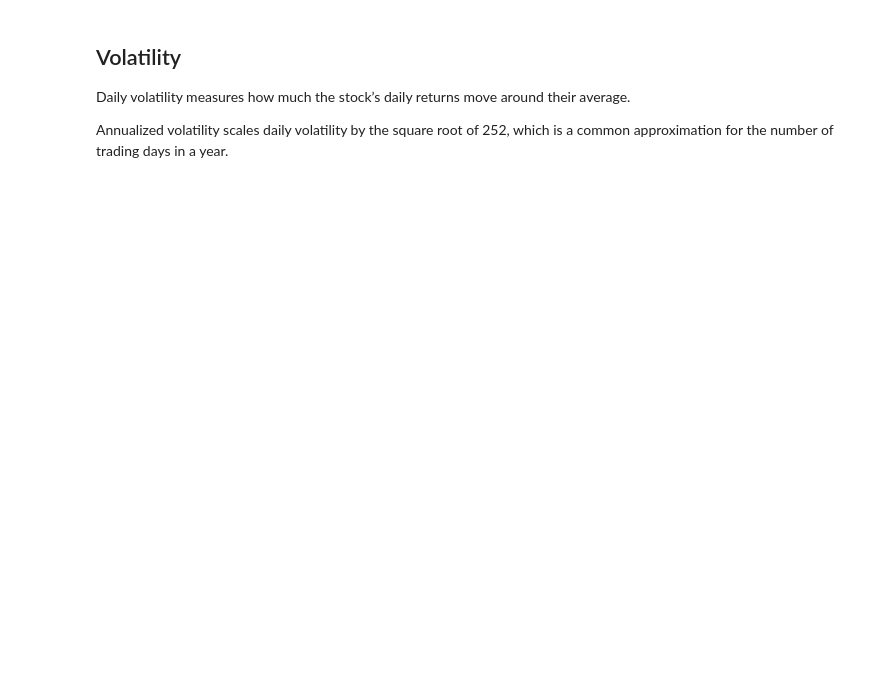
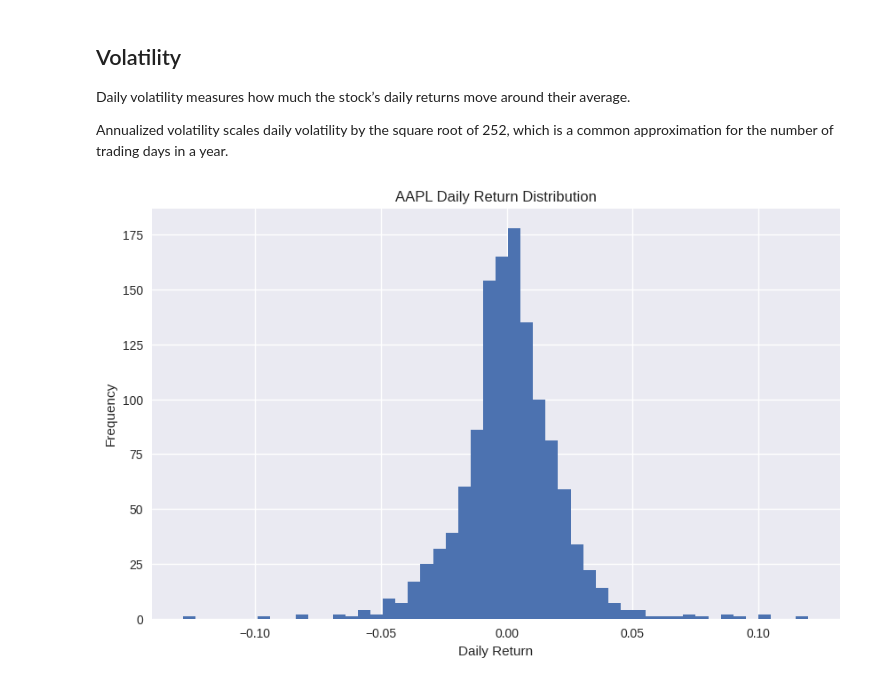
Before and after one commit to jf111-code/jupyter-notebook-practice, a Jupyter notebook: notebooks/chapter6-finance-data-analysis.ipynb, the cells around one changed output. Cells and saved outputs as stored; diff of their text form; code cells hidden in the pictures; blank space fills up the shorter version.

Commit message:
added return distribution and rolling volatility

```diff
--- a/notebooks/chapter6-finance-data-analysis.ipynb
+++ b/notebooks/chapter6-finance-data-analysis.ipynb
@@ -215,3 +209,11 @@ Annualized volatility: 0.31678622159657366
 Daily volatility measures how much the stock’s daily returns move around their average.
 
 Annualized volatility scales daily volatility by the square root of 252, which is a common approximation for the number of trading days in a year.
+# %%
+data["returns"].hist(bins=50, figsize=(10, 6))
+plt.title(f"{ticker} Daily Return Distribution")
+plt.xlabel("Daily Return")
+plt.ylabel("Frequency")
+plt.show()
+# %% [output]
+[figure, added]
```
Also changed, not shown: parts of 8 cells of this notebook.
